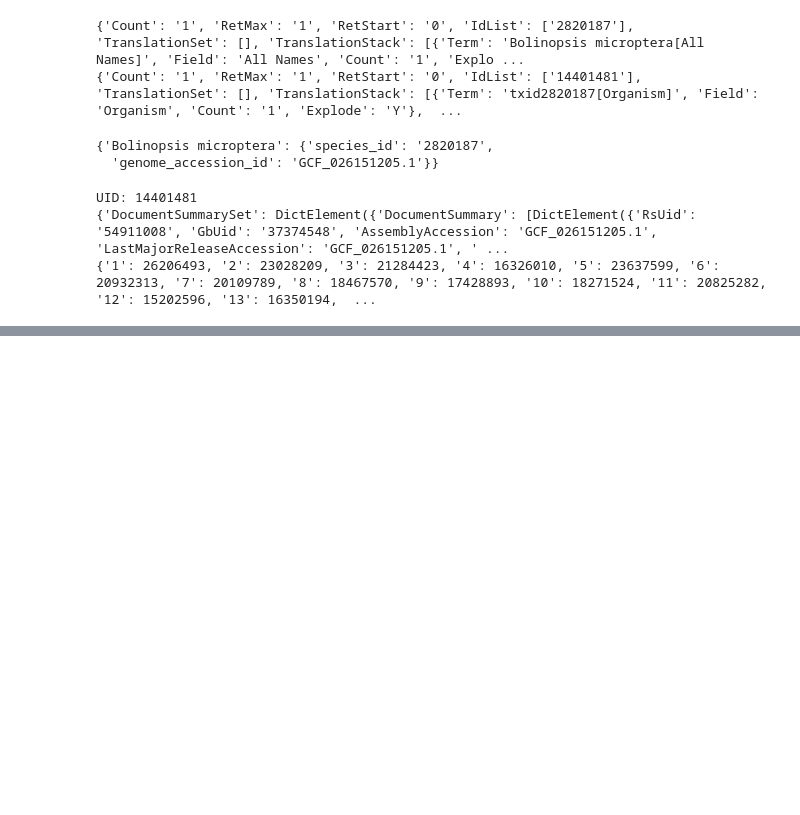
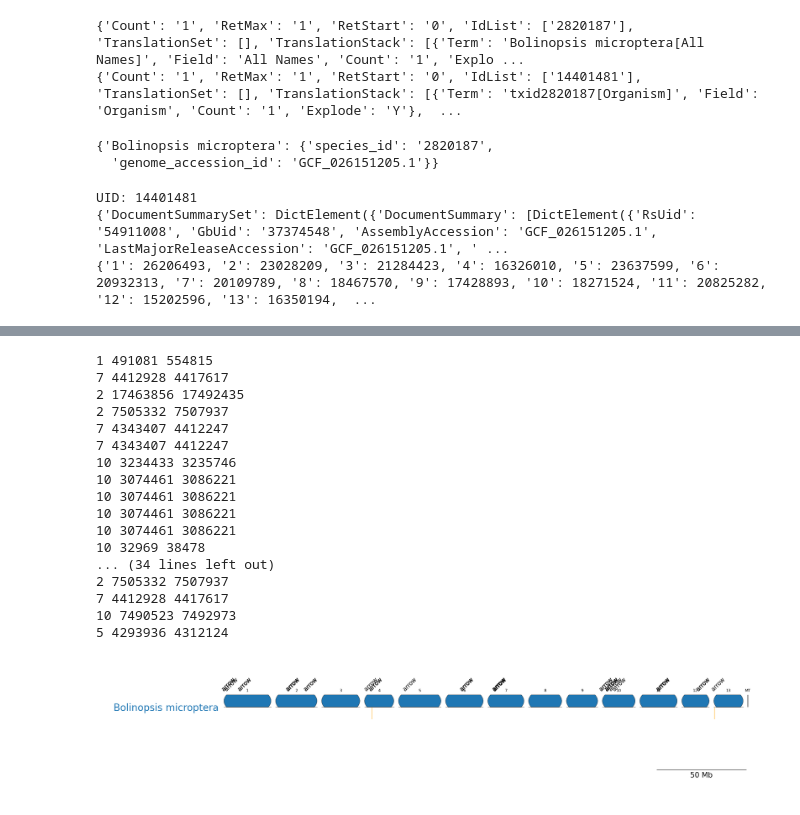
Before and after one commit to blucardin/t2analysis, a Jupyter notebook: analyze_tblastn_results_from_xml.ipynb, the cells around one changed output, grey strips where cells are left out. Saved outputs shown, nothing was run; the diff lists cells and outputs as text; code cells hidden in the pictures; blank space fills up the shorter version.

```diff
--- a/analyze_tblastn_results_from_xml.ipynb
+++ b/analyze_tblastn_results_from_xml.ipynb
@@ -317,0 +369,69 @@ UID: 14401481
+# %%
+ColorCycler.set_cmap("tab10")
+
+name2chr_segments = chroms # (
+#     dict(
+#     chimp=dict(chr1=224244399, chr2A=108022953, chr2B=128755405, chr3=196562556, chr4=189151597, chr5=159319378, chr6=168369391, chr7=156046543, chr8=143338810, chr9=110513671, chr10=129809613, chr11=130782606, chr12=130995916, chr13=95599650, chr14=87716528, chr15=80519282, chr16=75912362, chr17=76554115, chr18=74774469, chr19=56733099, chr20=64035432, chr21=33232379, chr22=33698415, chrX=151576176, chrY=26350515),
+#     human=dict(chr1=248956422, chr2=242193529, chr3=198295559, chr4=190214555, chr5=181538259, chr6=170805979, chr7=159345973, chr8=145138636, chr9=138394717, chr10=133797422, chr11=135086622, chr12=133275309, chr13=114364328, chr14=107043718, chr15=101991189, chr16=90338345, chr17=83257441, chr18=80373285, chr19=58617616, chr20=64444167, chr21=46709983, chr22=50818468, chrX=156040895, chrY=57227415),
+#     mouse=dict(chr1=195471971, chr2=182113224, chr3=160039680, chr4=156508116, chr5=151834684, chr6=149736546, chr7=145441459, chr8=129401213, chr9=124595110, chr10=130694993, chr11=122082543, chr12=120129022, chr13=120421639, chr14=124902244, chr15=104043685, chr16=98207768, chr17=94987271, chr18=90702639, chr19=61431566, chrX=171031299, chrY=91744698),
+# ))
+
+gv = GenomeViz(fig_track_height=0.7, feature_track_ratio=0.15, track_align_type="center")
+gv.set_scale_bar(ymargin=2)
+
+for name, chr_segments in name2chr_segments.items():
+    color = ColorCycler()
+    # Set chromosomes as segments
+    track = gv.add_feature_track(
+        name, chr_segments, space=0.01, align_label=False, label_kws=dict(color=color),
+    )
+
+    for seg in track.segments:
+        seg.add_feature(
+            seg.start,
+            seg.end,
+            plotstyle="rbox",
+            fc=color,
+            ec="black",
+            lw=0.5,
+            label=seg.name.replace("chr", ""),
+            text_kws=dict(rotation=0, size=8, color="black", vpos="top", hpos="center"),
+        )
+
+    for query in blast_records_list:
+        for hit in query:
+            hit_id = sanitize_reference_id(hit.target.id)
+            row = df[(df["accessionID"] == hit_id) &  (df["species_name"] == name)]
+            if row.empty:
+                print(f"No match for hit {hit_id} in species {name}")
+                continue
+            print(row["chrom"].iloc[0], row["start"].iloc[0], row["end"].iloc[0])
+
+            track.segments[int(row["chrom"].iloc[0]) - 1].add_feature(int(row["start"].iloc[0]), int(row["end"].iloc[0]), -1, plotstyle="box", label="arrow")
+
+
+
+# gv.add_link(("human", "chr1", 0, 100000000), ("chimp", "chr1", 0, 100000000))
+# gv.add_link(("human", "chr2", 0, 120000000), ("chimp", "chr2A", 0, 108022953), color="lime", curve=True)
+# gv.add_link(("human", "chr2", 120000000, 242193529), ("chimp", "chr2B", 0, 128755405), color="lime", curve=True)
+
+fig = gv.plotfig()
+# %% [output]
+1 491081 554815
+7 4412928 4417617
+2 17463856 17492435
+2 7505332 7507937
+7 4343407 4412247
+7 4343407 4412247
+10 3234433 3235746
+10 3074461 3086221
+10 3074461 3086221
+10 3074461 3086221
+10 3074461 3086221
+10 32969 38478
+... (34 lines left out)
+2 7505332 7507937
+7 4412928 4417617
+10 7490523 7492973
+5 4293936 4312124
+[figure, added]
```
Also changed, not shown: parts of 25 cells of this notebook.
